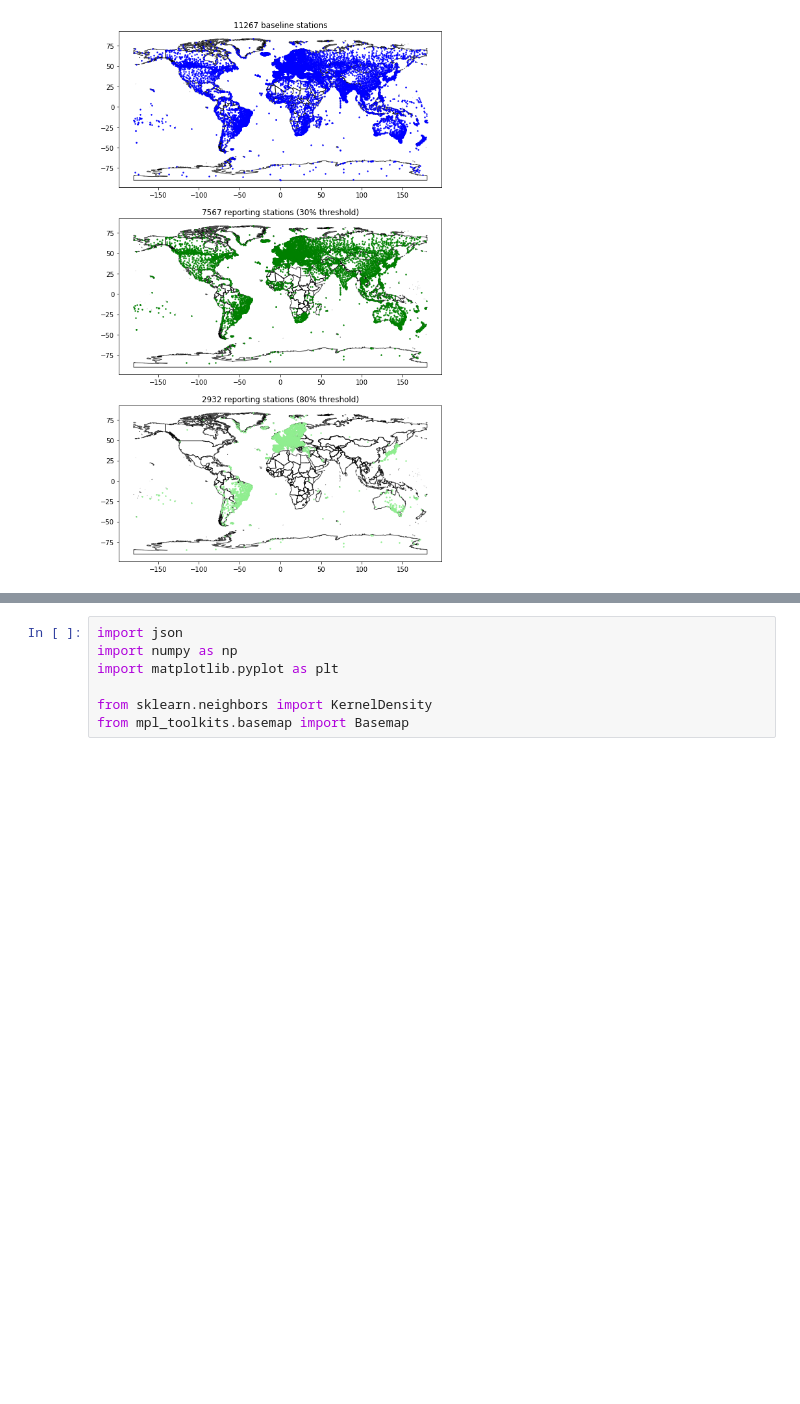
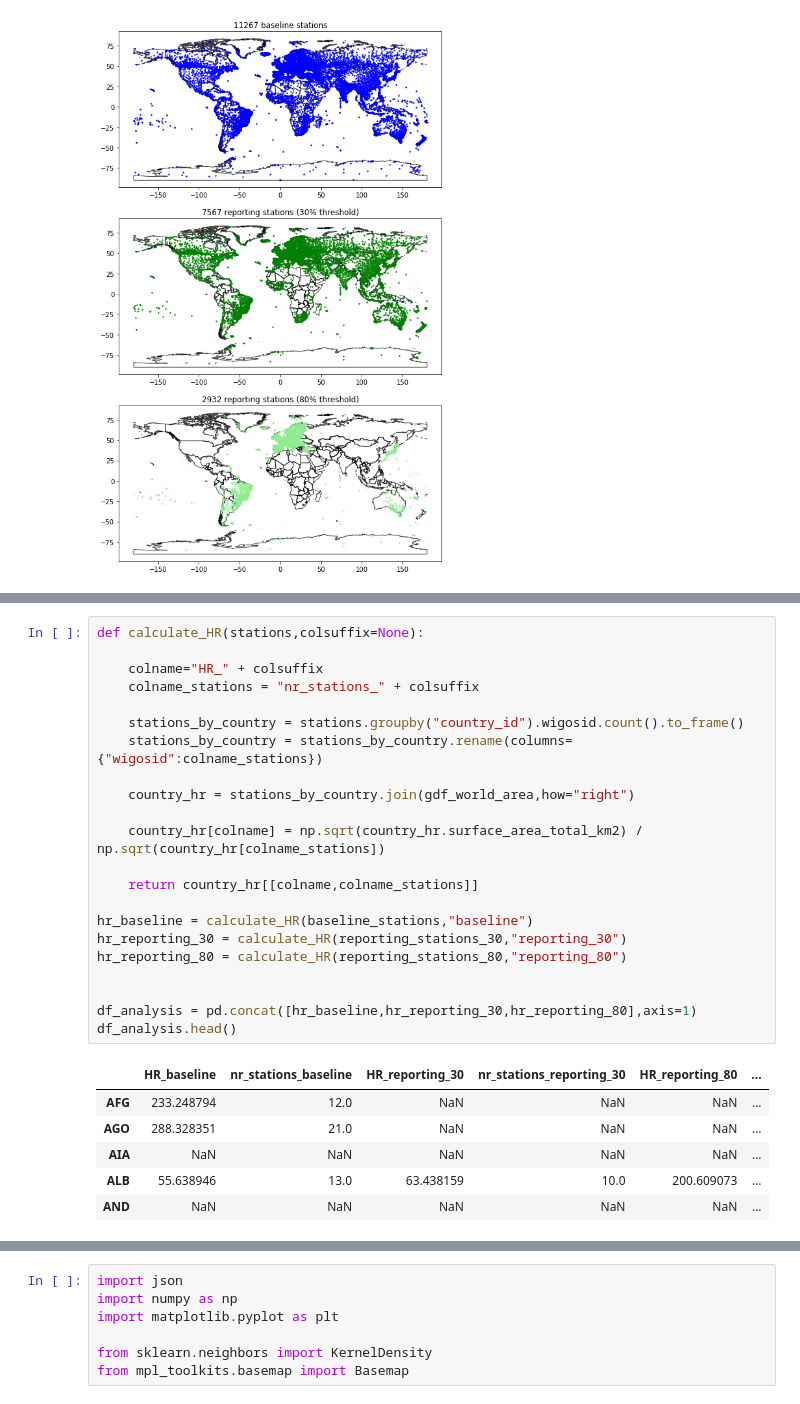
Before and after one commit to kurt-hectic/wmo-notebooks, a Jupyter notebook: GBON HR definitions.ipynb, the cells around one changed output, grey strips where cells are left out. Drawn from its saved outputs; the diff is of its cells as text; blank space fills up the shorter version.

```diff
--- a/GBON HR definitions.ipynb
+++ b/GBON HR definitions.ipynb
@@ -297,3 +285,32 @@ gdf_world_area_stations.head()
+# %%
+def calculate_HR(stations,colsuffix=None):
+
+    colname="HR_" + colsuffix
+    colname_stations = "nr_stations_" + colsuffix
+
+    stations_by_country = stations.groupby("country_id").wigosid.count().to_frame()
+    stations_by_country = stations_by_country.rename(columns={"wigosid":colname_stations})
+
+    country_hr = stations_by_country.join(gdf_world_area,how="right")
+
+    country_hr[colname] = np.sqrt(country_hr.surface_area_total_km2) / np.sqrt(country_hr[colname_stations])
+
+    return country_hr[[colname,colname_stations]]
+
+hr_baseline = calculate_HR(baseline_stations,"baseline")
+hr_reporting_30 = calculate_HR(reporting_stations_30,"reporting_30")
+hr_reporting_80 = calculate_HR(reporting_stations_80,"reporting_80")
+
+
+df_analysis = pd.concat([hr_baseline,hr_reporting_30,hr_reporting_80],axis=1)
+df_analysis.head()
+# %% [output]
+|  | HR_baseline | nr_stations_baseline | HR_reporting_30 | nr_stations_reporting_30 | HR_reporting_80 | ... |
+| AFG | 233.248794 | 12.0 | NaN | NaN | NaN | ... |
+| AGO | 288.328351 | 21.0 | NaN | NaN | NaN | ... |
+| AIA | NaN | NaN | NaN | NaN | NaN | ... |
+| ALB | 55.638946 | 13.0 | 63.438159 | 10.0 | 200.609073 | ... |
+| AND | NaN | NaN | NaN | NaN | NaN | ... |
 # %%
 fig,(ax1,ax2,ax3) = plt.subplots(3,1,figsize=(15,15))
 
```
Also changed, not shown: parts of 23 cells of this notebook.
